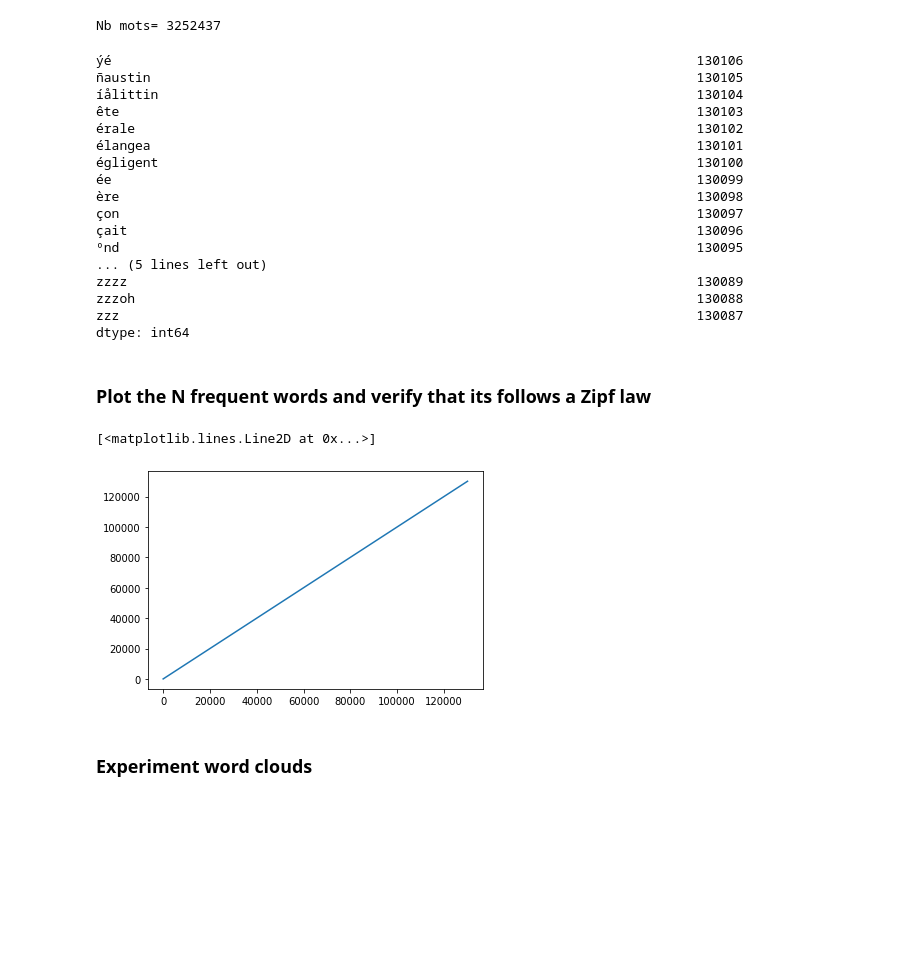
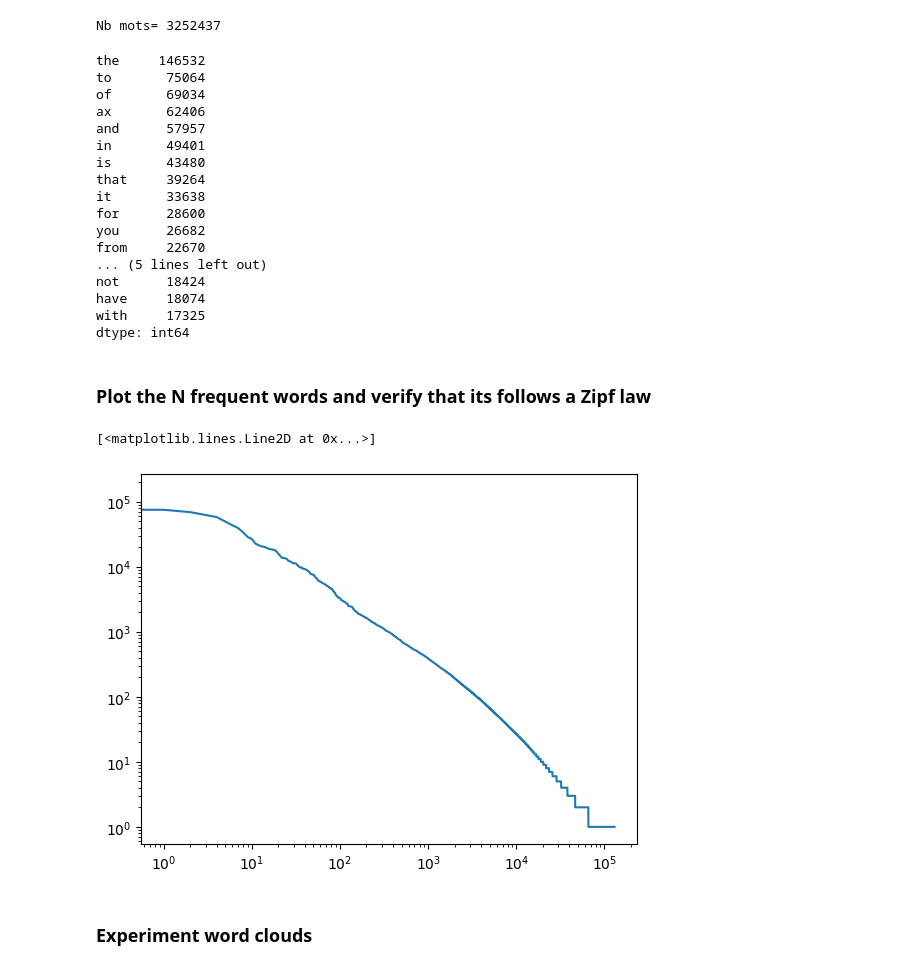
Before and after one commit to CharlesAttend/M1-S2-DAC, a Jupyter notebook: RITAL/TAL/TME/TME2/2b-Clustering.ipynb, the cells around one changed output. Cells and saved outputs as stored; diff of their text form; code cells hidden in the pictures; blank space fills up the shorter version.

```diff
--- a/RITAL/TAL/TME/TME2/2b-Clustering.ipynb
+++ b/RITAL/TAL/TME/TME2/2b-Clustering.ipynb
@@ -91,37 +91,40 @@ print("Nb mots=",len(words))
 # Lets find the most frequence words
 # %% [output]
 Nb mots= 3252437
+# %%
+import pandas as pd
+from sklearn.feature_extraction.text import CountVectorizer
+vectorizer2 = CountVectorizer()
+tmp = vectorizer2.fit_transform(newsgroups_train.data)
 # %%
-import pandas as pd
-vectorizer2 = TfidfVectorizer()
-vectorizer2.fit_transform(newsgroups_train.data)
-freq_dict = pd.Series(vectorizer2.vocabulary_)
+freq_dict = pd.Series(np.array(tmp.sum(axis=0))[0], index = sorted(vectorizer2.vocabulary_))
 freq_dict.sort_values(ascending=False).head(20)
 # %% [output]
-ýé                                                                           130106
-ñaustin                                                                      130105
-íålittin                                                                     130104
-ête                                                                          130103
-érale                                                                        130102
-élangea                                                                      130101
-égligent                                                                     130100
-ée                                                                           130099
-ère                                                                          130098
-çon                                                                          130097
-çait                                                                         130096
-ºnd                                                                          130095
+the     146532
+to       75064
+of       69034
+ax       62406
+and      57957
+in       49401
+is       43480
+that     39264
+it       33638
+for      28600
+you      26682
+from     22670
 ... (5 lines left out)
-zzzz                                                                         130089
-zzzoh                                                                        130088
-zzz                                                                          130087
+not      18424
+have     18074
+with     17325
 dtype: int64
 # %% [markdown]
 ### Plot the N frequent words and verify that its follows a Zipf law
-# %%
-# Your code here
-plt.plot(sorted(freq_dict.values))
-# %% [output]
-[<matplotlib.lines.Line2D at 0x...>]
-[figure, removed]
+# %%
+plt.gca().set_yscale('log')
+plt.gca().set_xscale('log')
+plt.plot(freq_dict.sort_values(ascending=False).values)
+# %% [output]
+[<matplotlib.lines.Line2D at 0x...>]
+[figure, added]
 # %% [markdown]
 ### Experiment word clouds
```
Also changed, not shown: parts of 36 cells of this notebook, 5 other files.
